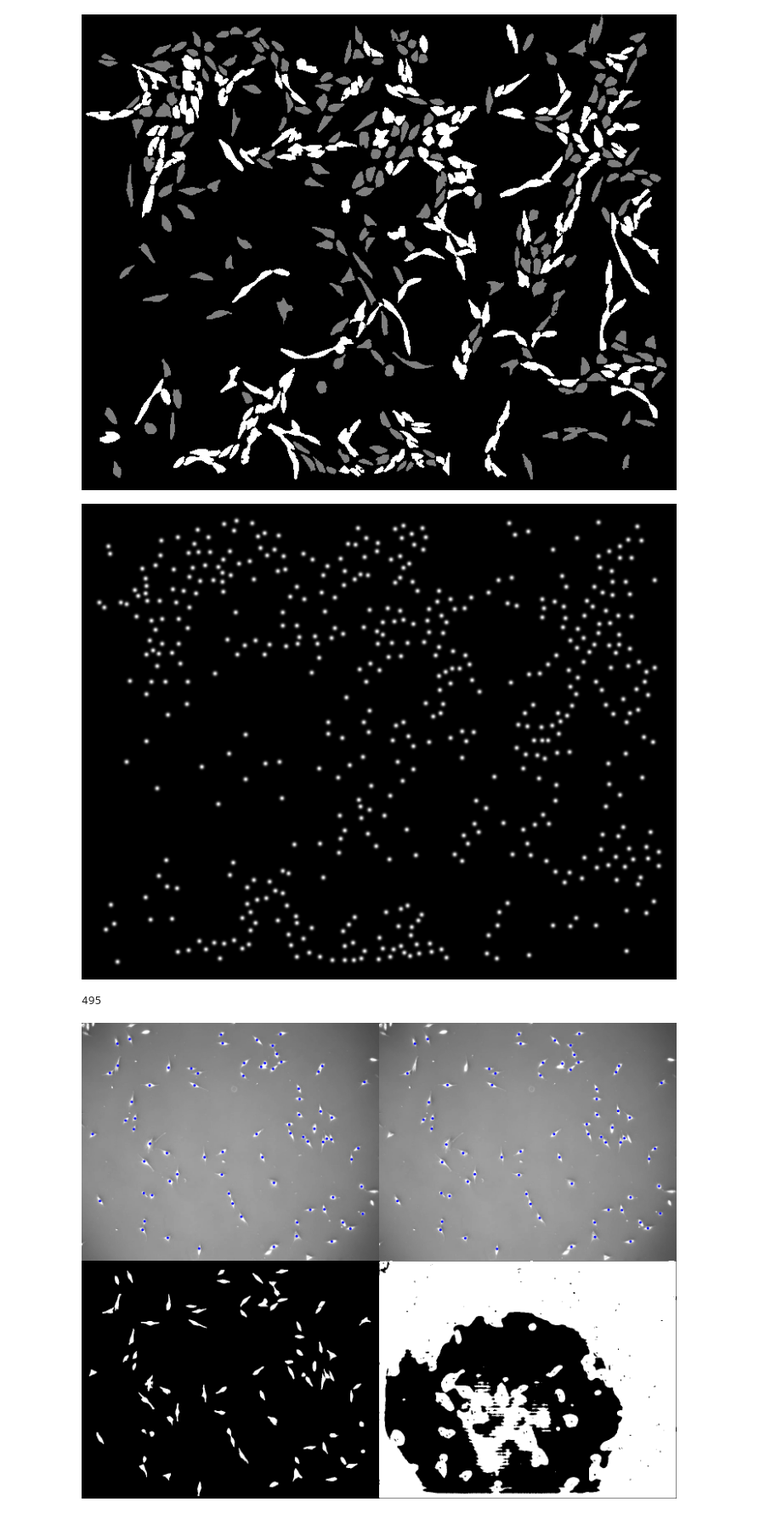
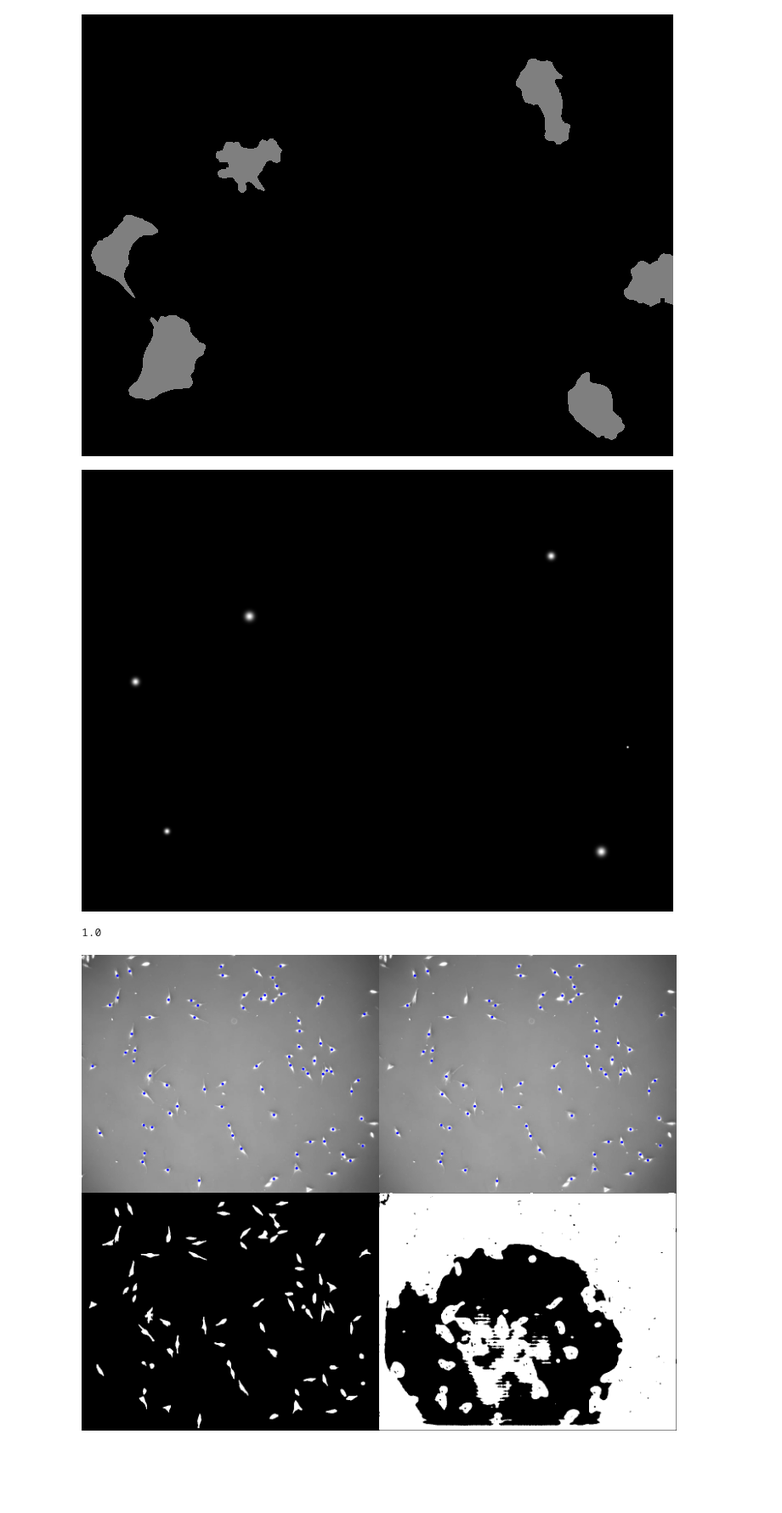
Before and after one commit to ZmingShao/MingNet, a Jupyter notebook: view.ipynb, the cells around one changed output. Shown: that part at 85% size. Drawn from its saved outputs; the diff is of its cells as text; code cells hidden in the pictures; blank space fills up the shorter version.

```diff
--- a/view.ipynb
+++ b/view.ipynb
@@ -18,7 +18,7 @@ def pic_show(img: np.ndarray):
 # %%
 from utils.utils import DATA_SET
 
-ds_name, radius = DATA_SET[3]
+ds_name, radius = DATA_SET[8]
 root = Path.cwd()
 wd = root / ('data/train/' + ds_name)
 img_dir = wd / '02'
@@ -136,20 +137,20 @@ pic_show(det_mask)
 # %%
 pic_show(seg_mask)
 # %% [output]
-[figure, old version]
+[figure, new version]
 # %%
 from utils.data_loading import CTCDataset
 
 # mask = np.stack((seg, tra), axis=-1)
-det_mask = CTCDataset.preprocess(tra, -1, flag='det_mask', radius=5)
+det_mask = CTCDataset.preprocess(tra, -1, flag='det_mask', radius=radius)
 # seg_mask, det_mask = mask_pred[0, ...], mask_pred[1, ...]
 pic_show(np.uint8(det_mask * 255))
 # %% [output]
-[figure, old version]
+[figure, new version]
-# %%
-(det_mask == 1).sum()
-# %% [output]
-495
+# %%
+det_mask.max()
+# %% [output]
+1.0
 # %%
 pred = cv2.imread(str(root / 'pred.bmp'), -1)
 pic_show(pred)
```
Also changed, not shown: parts of 9 cells of this notebook, 3 other files.
